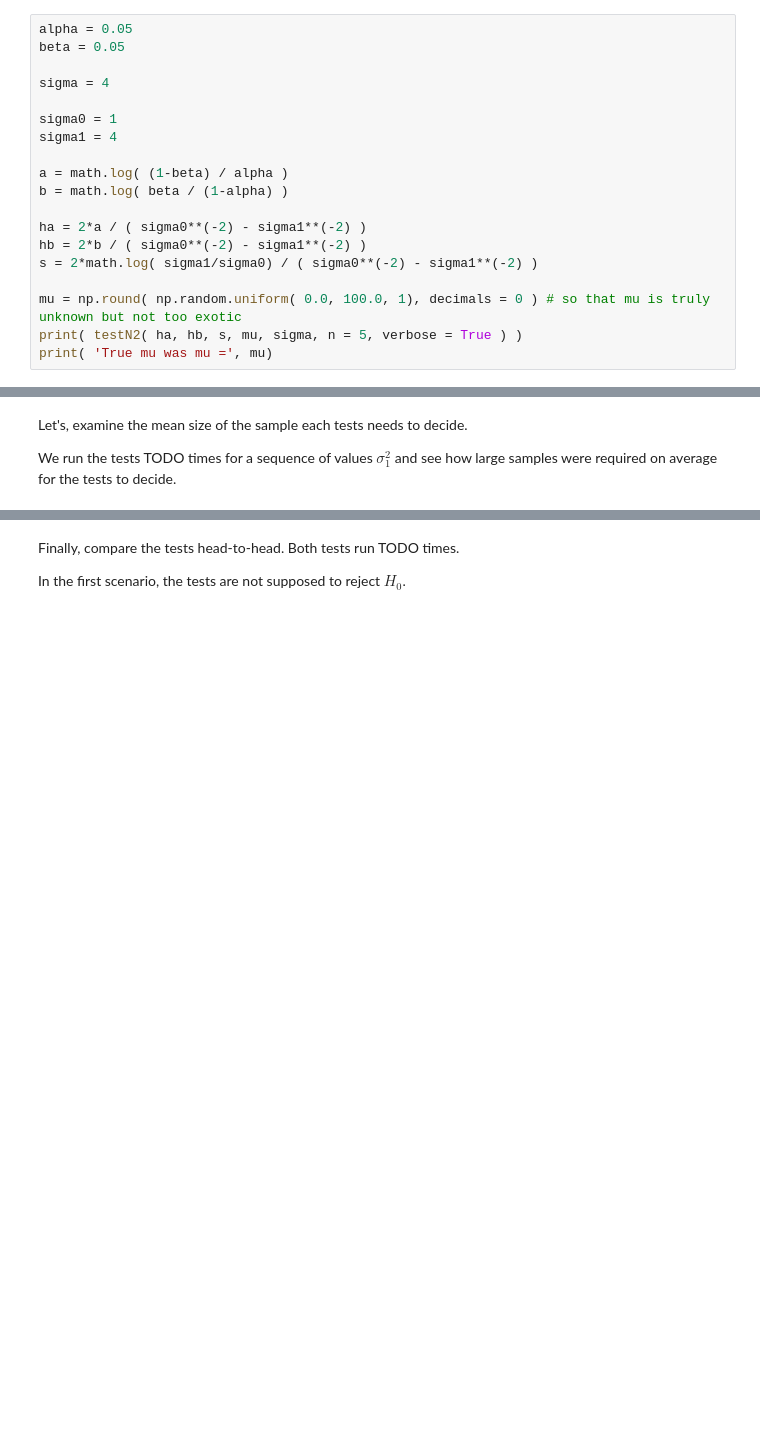
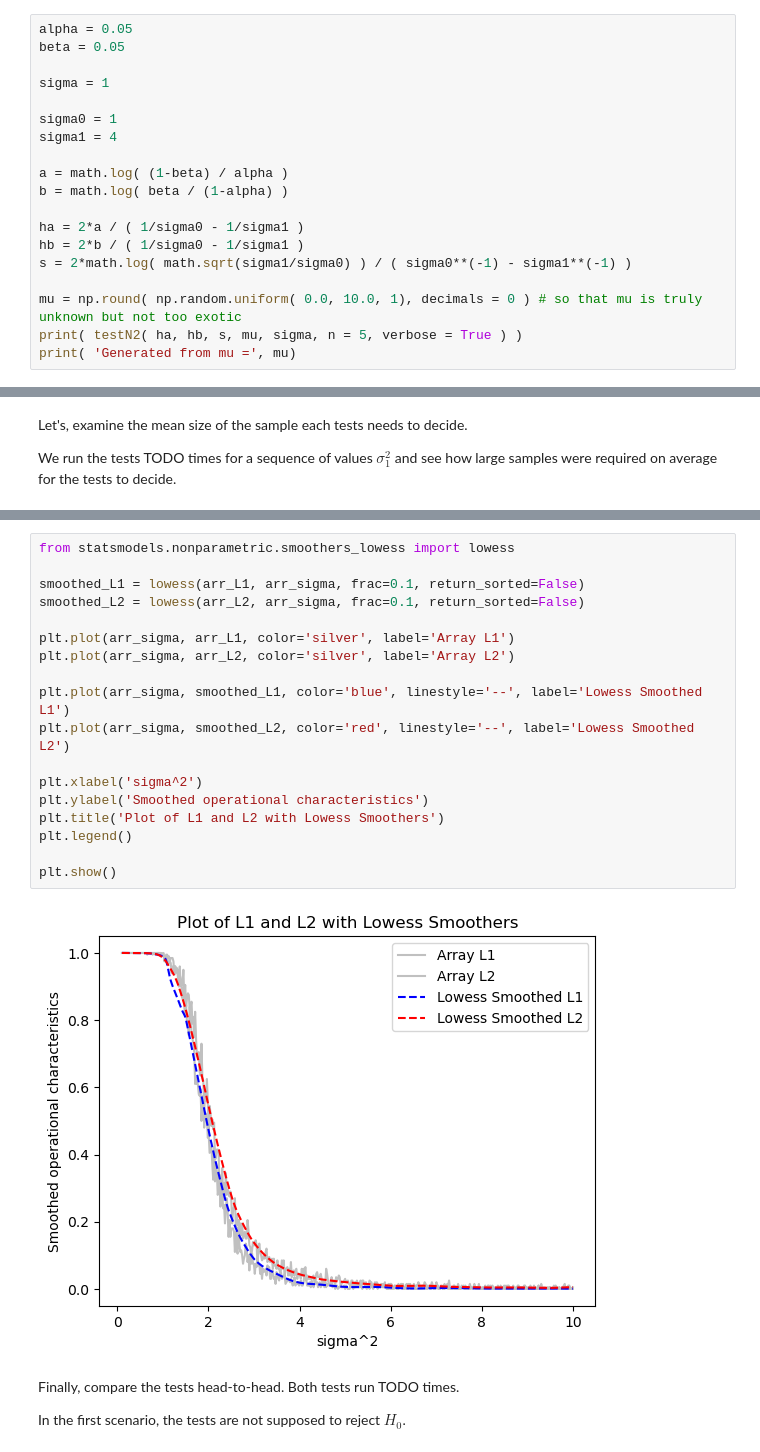
Before and after one commit to PrinceOfCzechia/sequential-test-sim, a Jupyter notebook: notebook2.ipynb, the cells around one changed output, grey strips where cells are left out. Saved outputs shown, nothing was run; the diff lists cells and outputs as text; blank space fills up the shorter version.

```diff
--- a/notebook2.ipynb
+++ b/notebook2.ipynb
@@ -76,7 +82,7 @@ def testN2( ha, hb, s, mu, sigma, n = 1, verbose = False ):
 alpha = 0.05
 beta = 0.05
 
-sigma = 4
+sigma = 1
 
 sigma0 = 1
 sigma1 = 4
@@ -84,12 +90,12 @@ sigma1 = 4
 a = math.log( (1-beta) / alpha )
 b = math.log( beta / (1-alpha) )
 
-ha = 2*a / ( sigma0**(-2) - sigma1**(-2) )
-hb = 2*b / ( sigma0**(-2) - sigma1**(-2) )
-s = 2*math.log( sigma1/sigma0) / ( sigma0**(-2) - sigma1**(-2) )
+ha = 2*a / ( 1/sigma0 - 1/sigma1 )
+hb = 2*b / ( 1/sigma0 - 1/sigma1 )
+s = 2*math.log( math.sqrt(sigma1/sigma0) ) / ( sigma0**(-1) - sigma1**(-1) )
 
-mu = np.round( np.random.uniform( 0.0, 100.0, 1), decimals = 0 ) # so that mu is truly unknown but not too exotic
+mu = np.round( np.random.uniform( 0.0, 10.0, 1), decimals = 0 ) # so that mu is truly unknown but not too exotic
 print( testN2( ha, hb, s, mu, sigma, n = 5, verbose = True ) )
-print( 'True mu was mu =', mu)
+print( 'Generated from mu =', mu)
 # %% [output]
 data =
@@ -118,3 +155,23 @@ for i in range( 1000 ):
+# %%
+from statsmodels.nonparametric.smoothers_lowess import lowess
+
+smoothed_L1 = lowess(arr_L1, arr_sigma, frac=0.1, return_sorted=False)
+smoothed_L2 = lowess(arr_L2, arr_sigma, frac=0.1, return_sorted=False)
+
+plt.plot(arr_sigma, arr_L1, color='silver', label='Array L1')
+plt.plot(arr_sigma, arr_L2, color='silver', label='Array L2')
+
+plt.plot(arr_sigma, smoothed_L1, color='blue', linestyle='--', label='Lowess Smoothed L1')
+plt.plot(arr_sigma, smoothed_L2, color='red', linestyle='--', label='Lowess Smoothed L2')
+
+plt.xlabel('sigma^2')
+plt.ylabel('Smoothed operational characteristics')
+plt.title('Plot of L1 and L2 with Lowess Smoothers')
+plt.legend()
+
+plt.show()
+# %% [output]
+[figure, added]
 # %% [markdown]
 Finally, compare the tests head-to-head. Both tests run TODO times.
 
```
Also changed, not shown: parts of 10 cells of this notebook.
